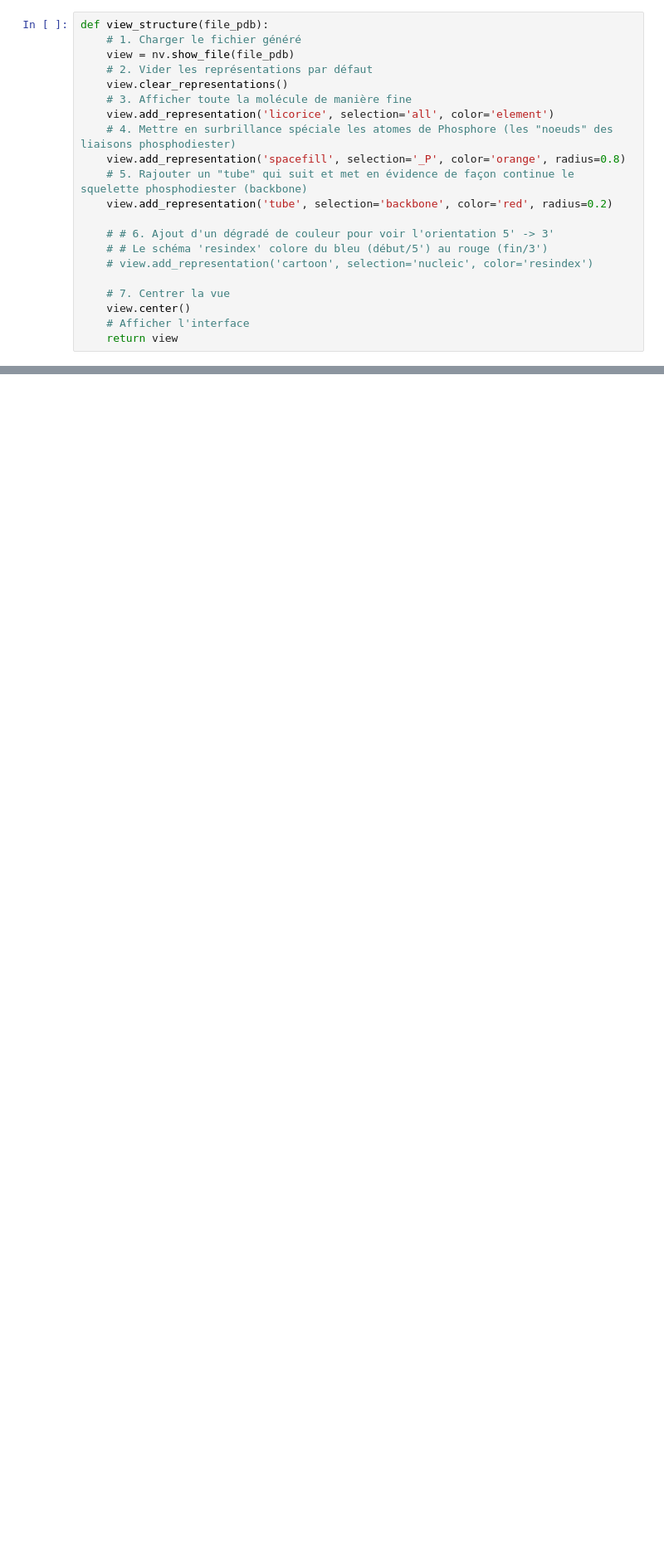
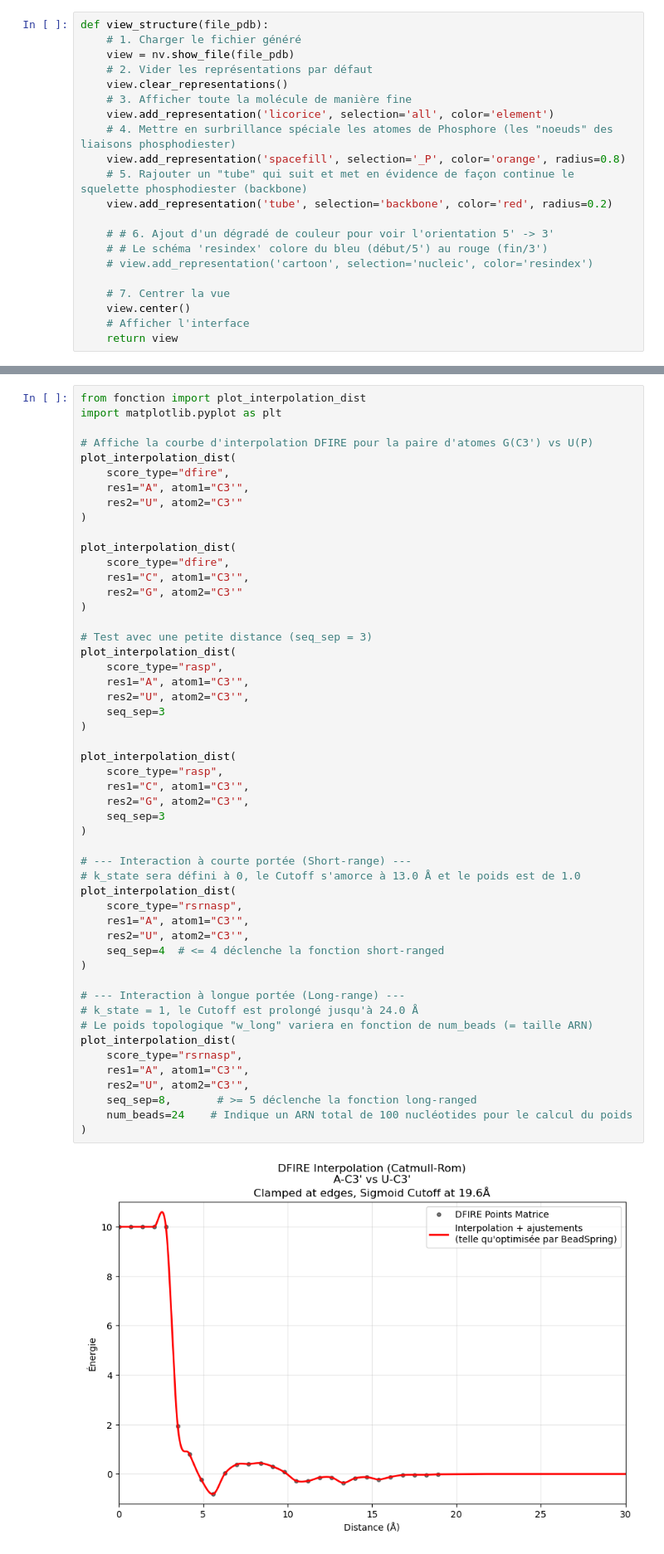
Before and after one commit to Erwann-Gallois/Optimize_3D_ARNStructure, a Jupyter notebook: test_alphafold.ipynb, the cells around one changed output, grey strips where cells are left out. Shown at 83% size. Saved outputs shown, nothing was run; the diff lists cells and outputs as text; blank space fills up the shorter version.

```diff
--- a/test_alphafold.ipynb
+++ b/test_alphafold.ipynb
@@ -147,0 +46,53 @@ NGLWidget()
+# %%
+from fonction import plot_interpolation_dist
+import matplotlib.pyplot as plt
+
+# Affiche la courbe d'interpolation DFIRE pour la paire d'atomes G(C3') vs U(P)
+plot_interpolation_dist(
+    score_type="dfire",
+    res1="A", atom1="C3'",
+    res2="U", atom2="C3'"
+)
+
+plot_interpolation_dist(
+    score_type="dfire",
+    res1="C", atom1="C3'",
+    res2="G", atom2="C3'"
+)
+
+# Test avec une petite distance (seq_sep = 3)
+plot_interpolation_dist(
+    score_type="rasp",
+    res1="A", atom1="C3'",
+    res2="U", atom2="C3'",
+    seq_sep=3
+)
+
+plot_interpolation_dist(
+    score_type="rasp",
+    res1="C", atom1="C3'",
+    res2="G", atom2="C3'",
+    seq_sep=3
+)
+
+# --- Interaction à courte portée (Short-range) ---
+# k_state sera défini à 0, le Cutoff s'amorce à 13.0 Å et le poids est de 1.0
+plot_interpolation_dist(
+    score_type="rsrnasp",
+    res1="A", atom1="C3'",
+    res2="U", atom2="C3'",
+    seq_sep=4  # <= 4 déclenche la fonction short-ranged
+)
+
+# --- Interaction à longue portée (Long-range) ---
+# k_state = 1, le Cutoff est prolongé jusqu'à 24.0 Å
+# Le poids topologique "w_long" variera en fonction de num_beads (= taille ARN)
+plot_interpolation_dist(
+    score_type="rsrnasp",
+    res1="A", atom1="C3'",
+    res2="U", atom2="C3'",
+    seq_sep=8,       # >= 5 déclenche la fonction long-ranged
+    num_beads=24    # Indique un ARN total de 100 nucléotides pour le calcul du poids
+)
+# %% [output]
+[figure, added]
```
Also changed, not shown: parts of 8 cells of this notebook, 23 other files.
